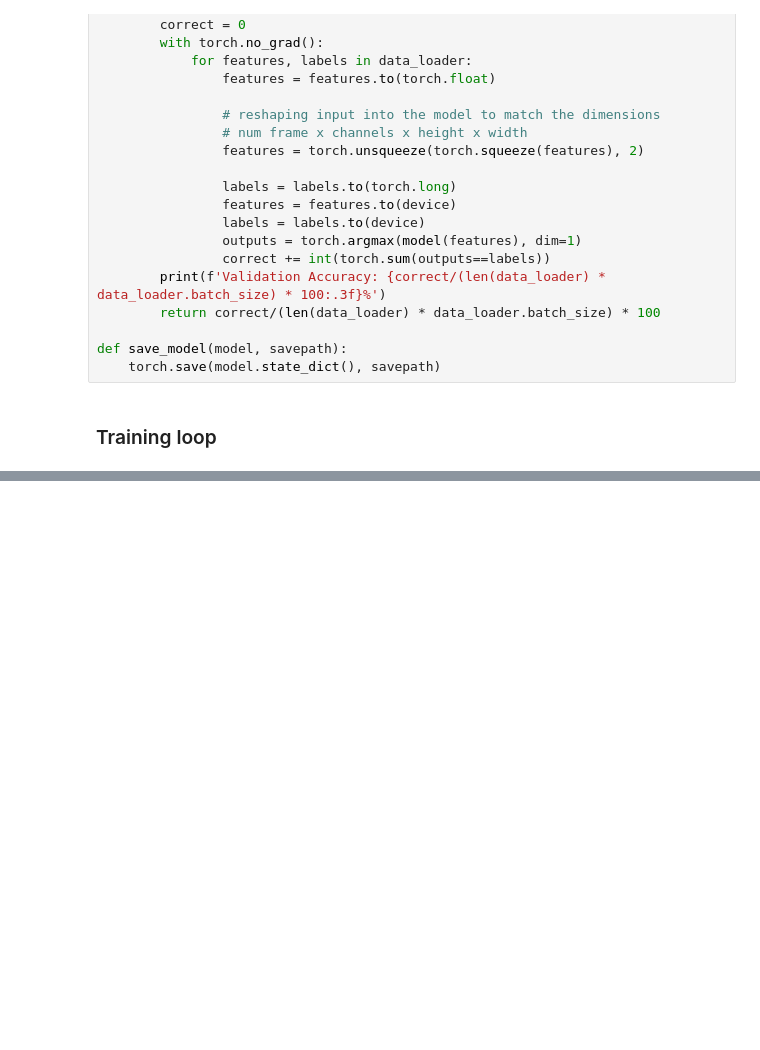
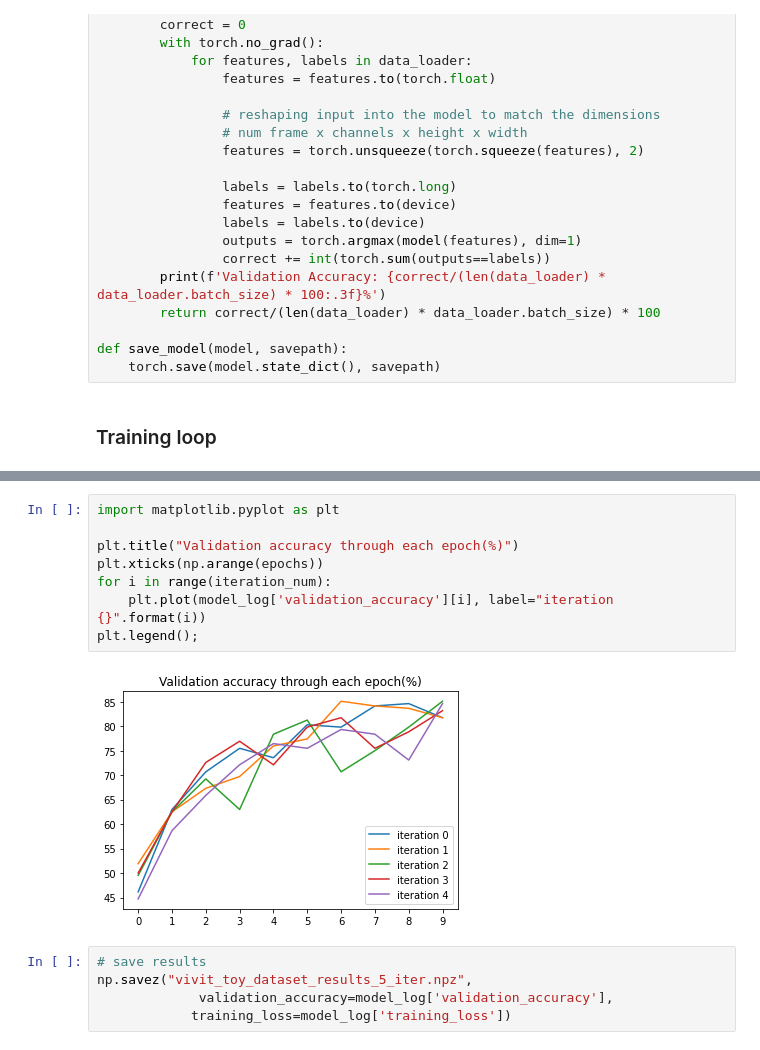
Before and after one commit to bdrad/ViViT_tumor_growth, a Jupyter notebook: ViViT_toy_dataset.ipynb, the cells around one changed output, grey strips where cells are left out. Saved outputs shown, nothing was run; the diff lists cells and outputs as text; blank space fills up the shorter version.

```diff
--- a/ViViT_toy_dataset.ipynb
+++ b/ViViT_toy_dataset.ipynb
@@ -220,0 +284,15 @@ plt.plot(model_log['training_loss'], label="training loss");
+# %%
+import matplotlib.pyplot as plt
+
+plt.title("Validation accuracy through each epoch(%)")
+plt.xticks(np.arange(epochs))
+for i in range(iteration_num):
+    plt.plot(model_log['validation_accuracy'][i], label="iteration {}".format(i))
+plt.legend();
+# %% [output]
+[figure, new version]
+# %%
+# save results
+np.savez("vivit_toy_dataset_results_5_iter.npz",
+             validation_accuracy=model_log['validation_accuracy'],
+            training_loss=model_log['training_loss'])
```
Also changed, not shown: parts of 12 cells of this notebook.
